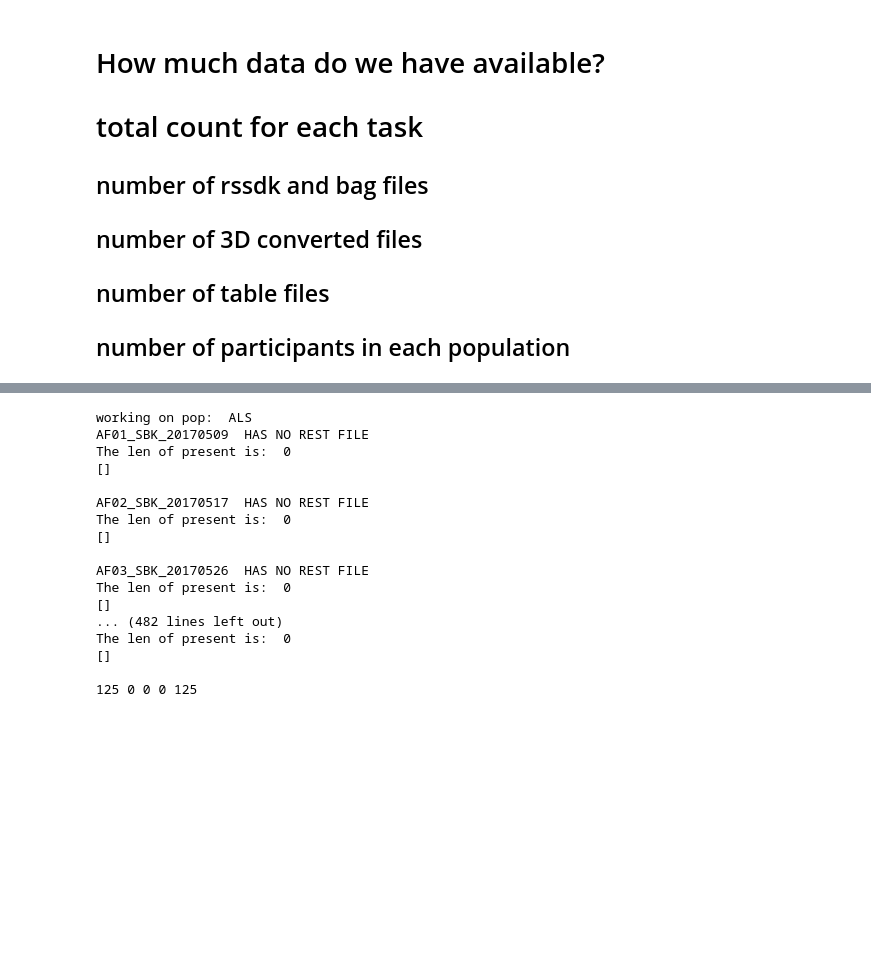
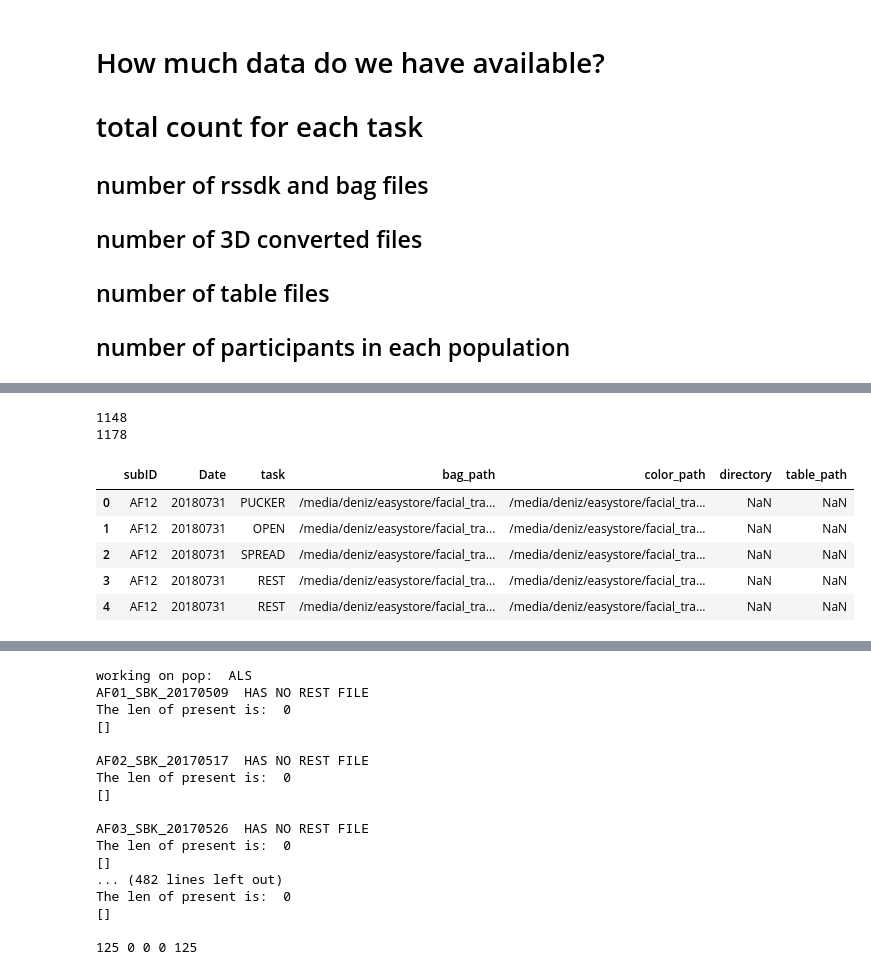
Before and after one commit to denizjafari/ClinicalScore, a Jupyter notebook: data_availability.ipynb, the cells around one changed output, grey strips where cells are left out. Cells and saved outputs as stored; diff of their text form; code cells hidden in the pictures; blank space fills up the shorter version.

```diff
--- a/data_availability.ipynb
+++ b/data_availability.ipynb
@@ -292,0 +552,9 @@ NF27_TRI_20190912
+# %%
+header = ['subID','Date','task','bag_path']
+bag_df = pd.DataFrame(columns=header)
+bag_df['task'] = bag_task
+bag_df['bag_path'] = master_bag
+bag_df['subID'] = bag_sub
+bag_df['Date'] = bag_date
+print(len(bag_df))
+bag_df.head()
@@ -292,0 +573,10 @@ NF27_TRI_20190912
+# %%
+header = ['subID','Date','task','color_path']
+avi_df = pd.DataFrame(columns=header)
+avi_df['task'] = avi_task
+
+avi_df['color_path'] = master_color
+avi_df['subID'] = avi_sub
+avi_df['Date'] = avi_date
+print(len(avi_df))
+avi_df.head()
@@ -292,0 +681,18 @@ NF27_TRI_20190912
+# %%
+# starting bag file analysis
+
+print(len(bag_df_full))
+
+bag_table_df = bag_df_full.merge(table_df, how= 'left', left_on=['subID','Date', 'task'], right_on=['subID','Date', 'task'])
+print(len(bag_table_df))
+
+bag_table_df.head()
+# %% [output]
+1148
+1178
+|  | subID | Date | task | bag_path | color_path | directory | table_path |
+| 0 | AF12 | 20180731 | PUCKER | /media/deniz/easystore/facial_tra... | /media/deniz/easystore/facial_tra... | NaN | NaN |
+| 1 | AF12 | 20180731 | OPEN | /media/deniz/easystore/facial_tra... | /media/deniz/easystore/facial_tra... | NaN | NaN |
+| 2 | AF12 | 20180731 | SPREAD | /media/deniz/easystore/facial_tra... | /media/deniz/easystore/facial_tra... | NaN | NaN |
+| 3 | AF12 | 20180731 | REST | /media/deniz/easystore/facial_tra... | /media/deniz/easystore/facial_tra... | NaN | NaN |
+| 4 | AF12 | 20180731 | REST | /media/deniz/easystore/facial_tra... | /media/deniz/easystore/facial_tra... | NaN | NaN |
```
Also changed, not shown: parts of 29 cells of this notebook.
